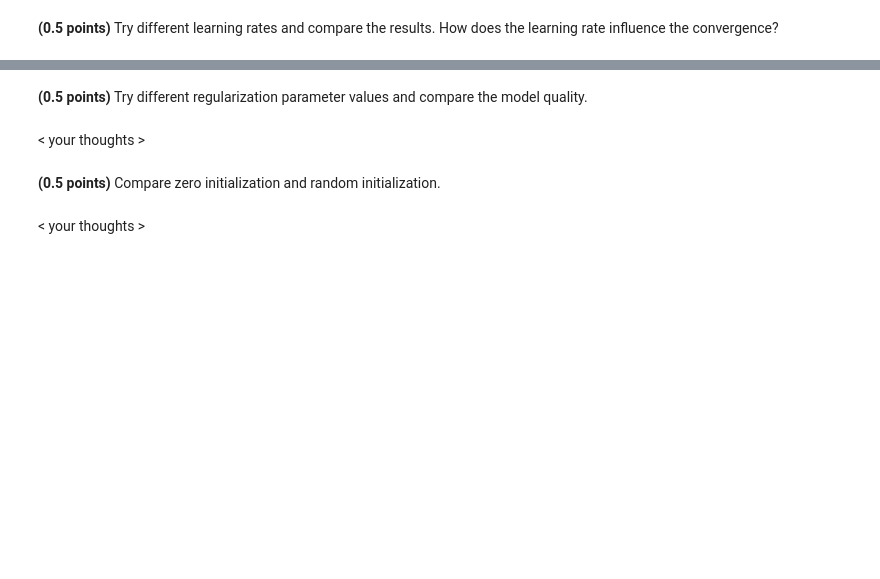
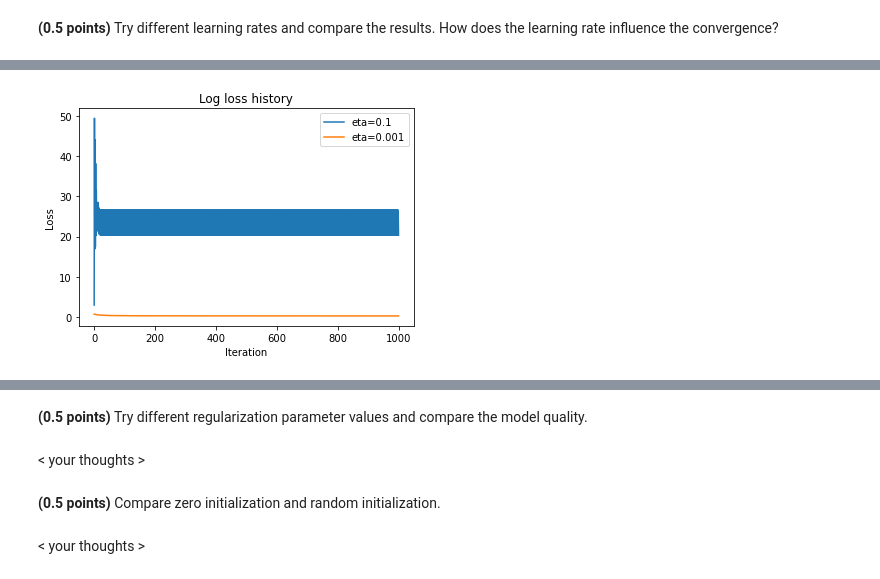
Before and after one commit to WioWio/ML-intro-Wio-2, a Jupyter notebook: hw_classification.ipynb, the cells around one changed output, grey strips where cells are left out. Drawn from its saved outputs; the diff is of its cells as text; code cells hidden in the pictures; blank space fills up the shorter version.

```diff
--- a/hw_classification.ipynb
+++ b/hw_classification.ipynb
@@ -219,0 +215,5 @@ assert min(train_acc, test_acc) > 0.9
+# %%
+plot_loss_hist(eta=0.1)
+plot_loss_hist()
+# %% [output]
+[figure, added]
```
Also changed, not shown: parts of 12 cells of this notebook.
